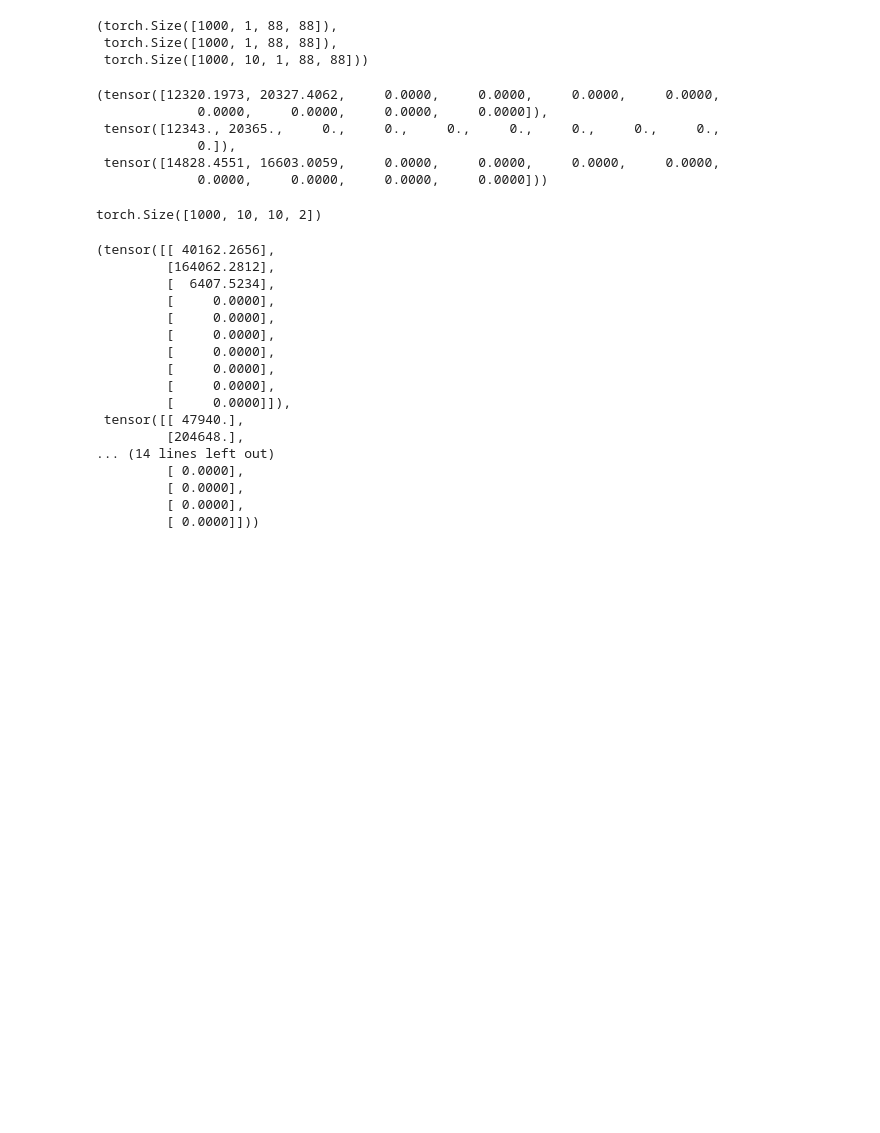
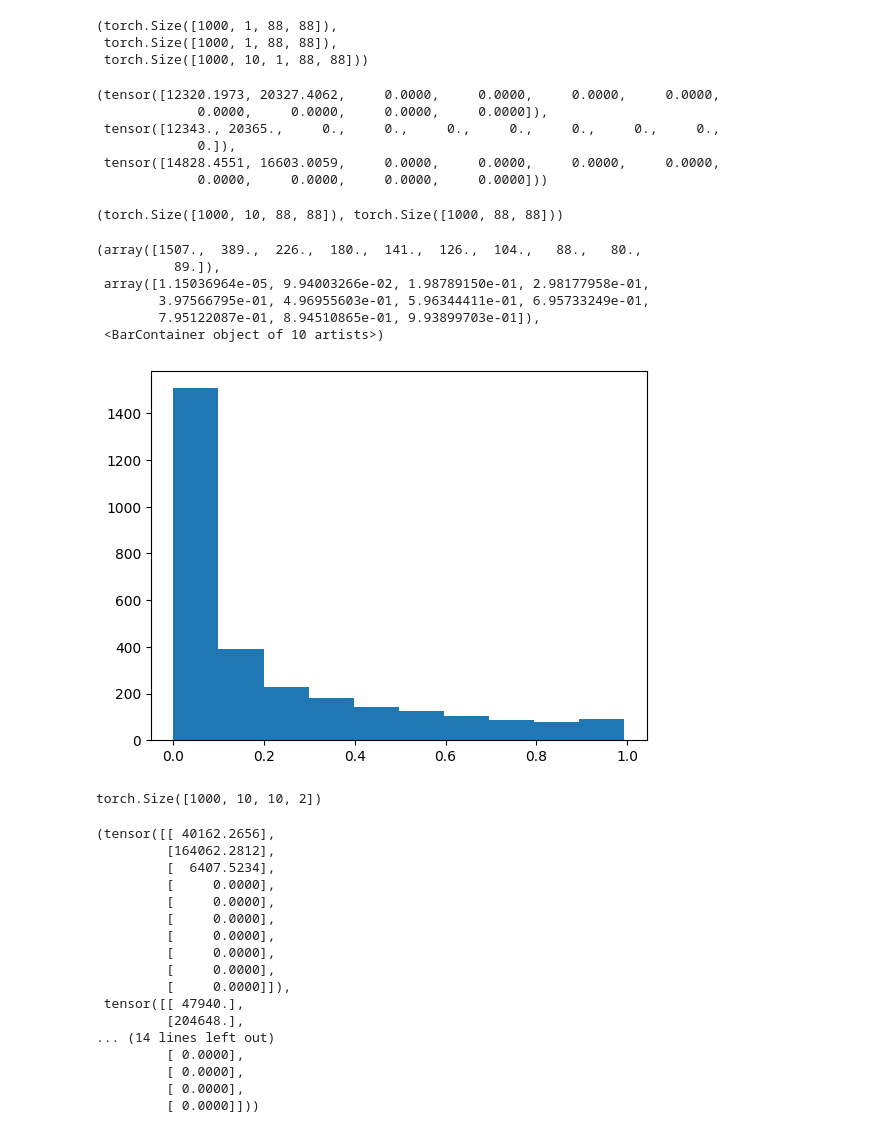
Before and after one commit to ismael-mendoza/bliss, a Jupyter notebook: experiment/notebooks/explore/new-results-deblender1.ipynb, the cells around one changed output. Cells and saved outputs as stored; diff of their text form; code cells hidden in the pictures; blank space fills up the shorter version.

```diff
--- a/experiment/notebooks/explore/new-results-deblender1.ipynb
+++ b/experiment/notebooks/explore/new-results-deblender1.ipynb
@@ -56,10 +56,14 @@ dict_keys(['images', 'noiseless', 'uncentered_sources', 'centered_sources', 'pad
 # avoid errors
 test_ds_sample = {p: q[:1000] for p, q in test_ds.items()}
 images = test_ds_sample["images"]
+paddings = test_ds_sample['paddings']
+noiseless = test_ds_sample['noiseless']
+
 _tgbools = rearrange(test_ds_sample['galaxy_bools'], 'n ms 1 -> n ms 1 1 1 ')
 galaxy_centered = test_ds_sample['centered_sources'] * _tgbools
 galaxy_uncentered = test_ds_sample['uncentered_sources'] * _tgbools
-paddings = test_ds_sample['paddings']
+
+
 images.shape, paddings.shape, galaxy_uncentered.shape
 # %% [output]
 (torch.Size([1000, 1, 88, 88]),
@@ -140,6 +144,30 @@ galaxy_centered[idx, :, 0].sum(axis=(-1, -2)), _truth['fluxes'][idx, :, 0], _tru
              0.]),
  tensor([14828.4551, 16603.0059,     0.0000,     0.0000,     0.0000,     0.0000,
              0.0000,     0.0000,     0.0000,     0.0000]))
+# %%
+x.shape, y.shape
+# %% [output]
+(torch.Size([1000, 10, 88, 88]), torch.Size([1000, 88, 88]))
+# %%
+# add blendedness
+x = galaxy_uncentered[:, :, 0]
+y = noiseless[:, 0]
+num = reduce(x * x, "b s h w -> b s", "sum")
+denom = reduce(rearrange(y, 'b h w -> b 1 h w') * x, "b s h w -> b s", "sum")
+blendedness = 1 - num / denom
+_truth['blendedness'] = rearrange(blendedness, 'b s -> b s 1')
+# %%
+bl = _truth['blendedness'].flatten()
+mask = bl > 0
+plt.hist(bl[mask])
+# %% [output]
+(array([1507.,  389.,  226.,  180.,  141.,  126.,  104.,   88.,   80.,
+          89.]),
+ array([1.15036964e-05, 9.94003266e-02, 1.98789150e-01, 2.98177958e-01,
+        3.97566795e-01, 4.96955603e-01, 5.96344411e-01, 6.95733249e-01,
+        7.95122087e-01, 8.94510865e-01, 9.93899703e-01]),
+ <BarContainer object of 10 artists>)
+[figure, added]
 # %%
 truth_tile_cat = _truth.to_tile_params(TILE_SLEN, ignore_extra_sources=True)
 truth = truth_tile_cat.to_full_params() # so we can flatten and catalogs are exactly aligned
```
Also changed, not shown: parts of 6 cells of this notebook.
